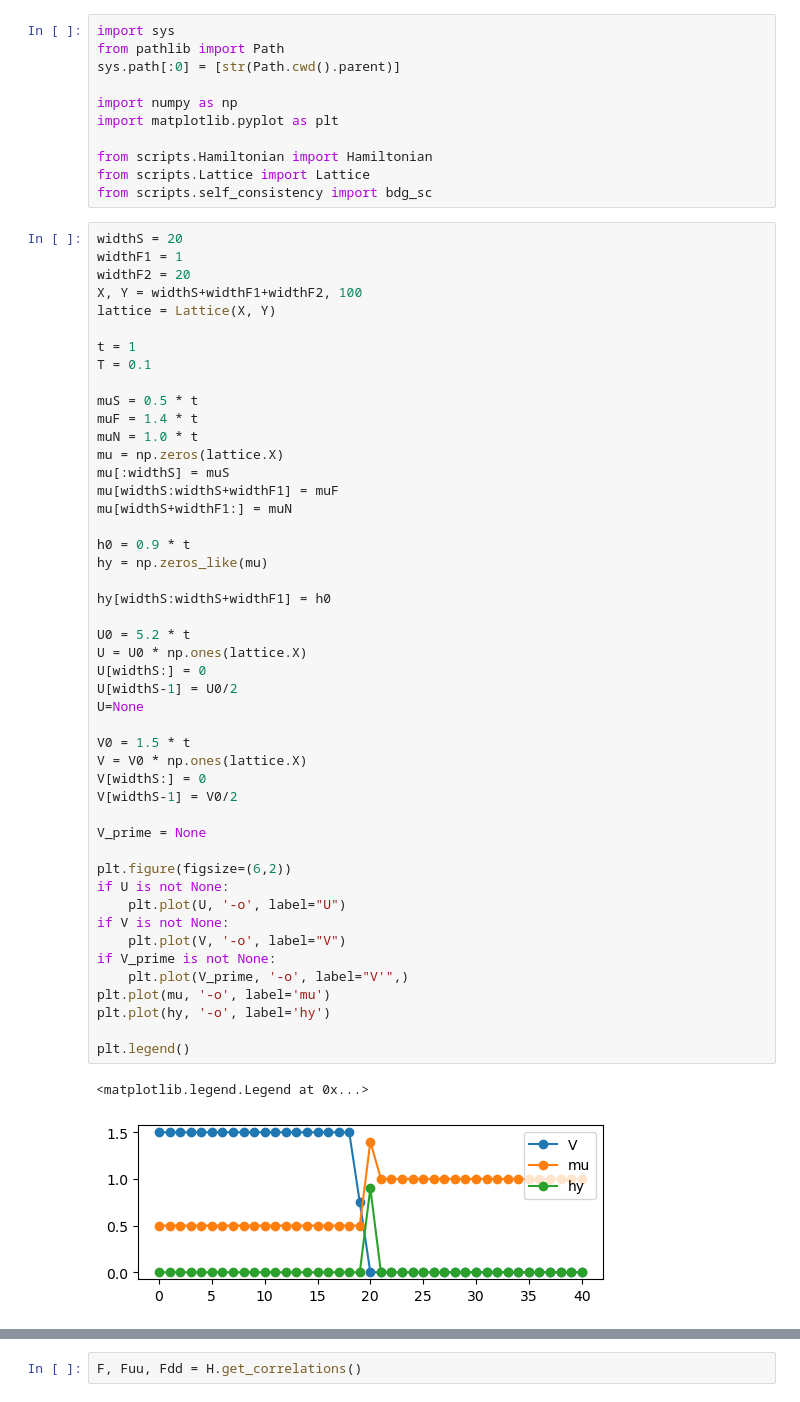
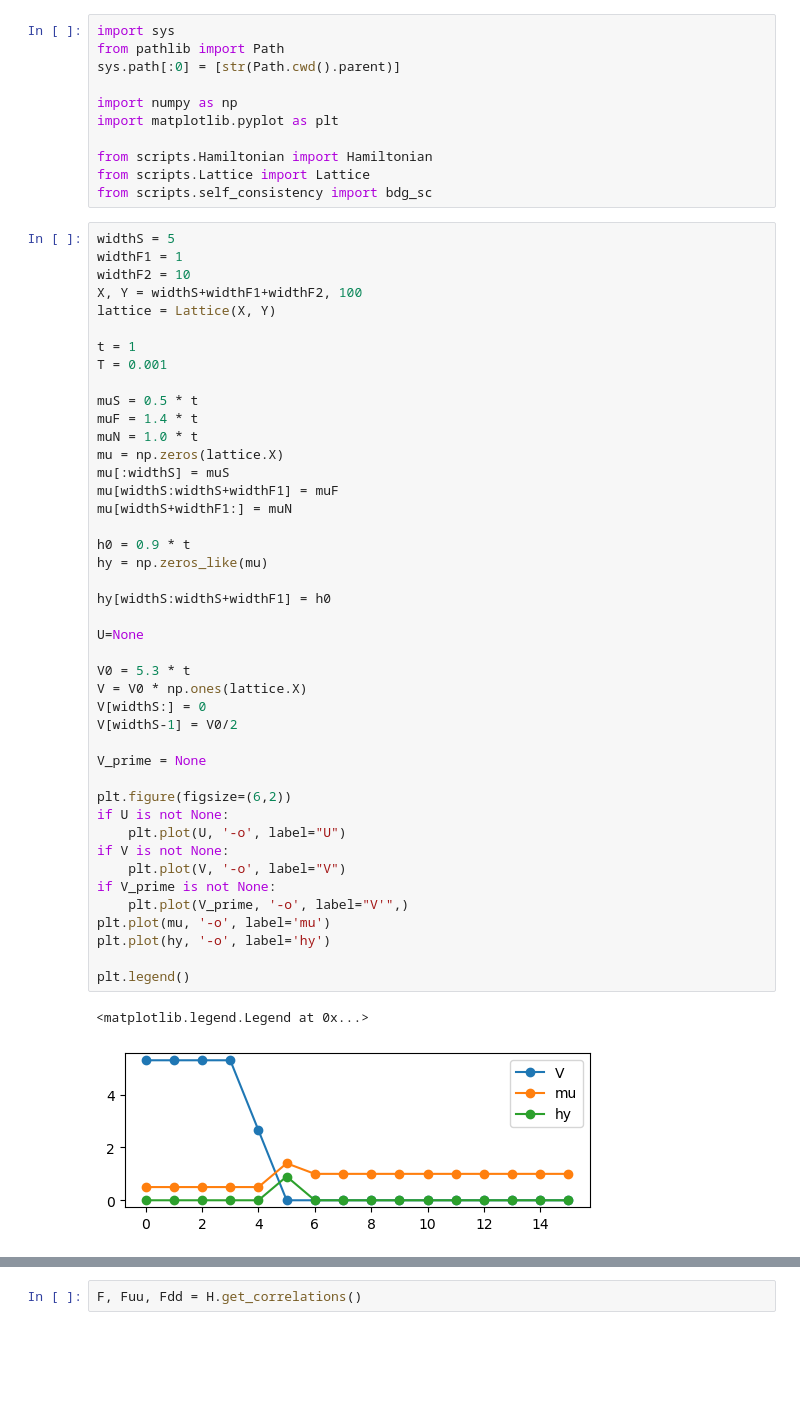
Before and after one commit to emilssp/master-thesis-codebase, a Jupyter notebook: notebooks/DFN.ipynb, the cells around one changed output, grey strips where cells are left out. Drawn from its saved outputs; the diff is of its cells as text; blank space fills up the shorter version.

```diff
--- a/notebooks/DFN.ipynb
+++ b/notebooks/DFN.ipynb
@@ -10,14 +10,14 @@ from scripts.Hamiltonian import Hamiltonian
 from scripts.Lattice import Lattice
 from scripts.self_consistency import bdg_sc
 # %%
-widthS = 20
+widthS = 5
 widthF1 = 1
-widthF2 = 20
+widthF2 = 10
 X, Y = widthS+widthF1+widthF2, 100
 lattice = Lattice(X, Y)
 
 t = 1
-T = 0.1
+T = 0.001
 
 muS = 0.5 * t
 muF = 1.4 * t
@@ -26,38 +26,34 @@ mu = np.zeros(lattice.X)
 mu[:widthS] = muS
 mu[widthS:widthS+widthF1] = muF
 mu[widthS+widthF1:] = muN
 
 h0 = 0.9 * t
 hy = np.zeros_like(mu)
 
 hy[widthS:widthS+widthF1] = h0
 
-U0 = 5.2 * t
-U = U0 * np.ones(lattice.X)
-U[widthS:] = 0
-U[widthS-1] = U0/2
 U=None
 
-V0 = 1.5 * t
+V0 = 5.3 * t
 V = V0 * np.ones(lattice.X)
 V[widthS:] = 0
 V[widthS-1] = V0/2
 
 V_prime = None
 
 plt.figure(figsize=(6,2))
 if U is not None:
     plt.plot(U, '-o', label="U")
 if V is not None:
     plt.plot(V, '-o', label="V")
 if V_prime is not None:
     plt.plot(V_prime, '-o', label="V'",)
 plt.plot(mu, '-o', label='mu')
 plt.plot(hy, '-o', label='hy')
 
 plt.legend()
 # %% [output]
 <matplotlib.legend.Legend at 0x...>
-[figure, old version]
+[figure, new version]
 # %%
 H = Hamiltonian(t, mu, lattice, U=U, V_prime=V_prime, V=V,
```
Also changed, not shown: parts of 15 cells of this notebook, 23 other files.
